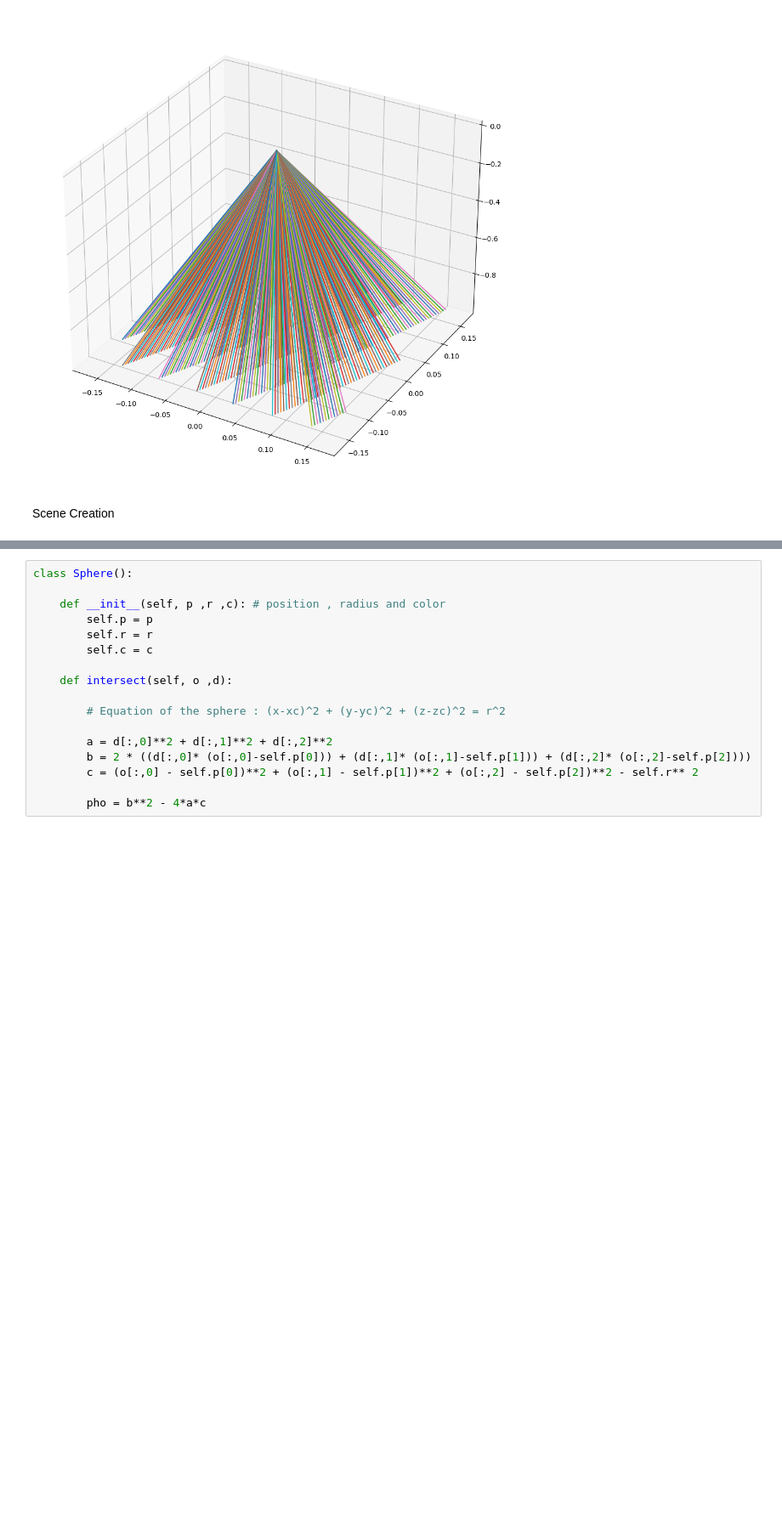
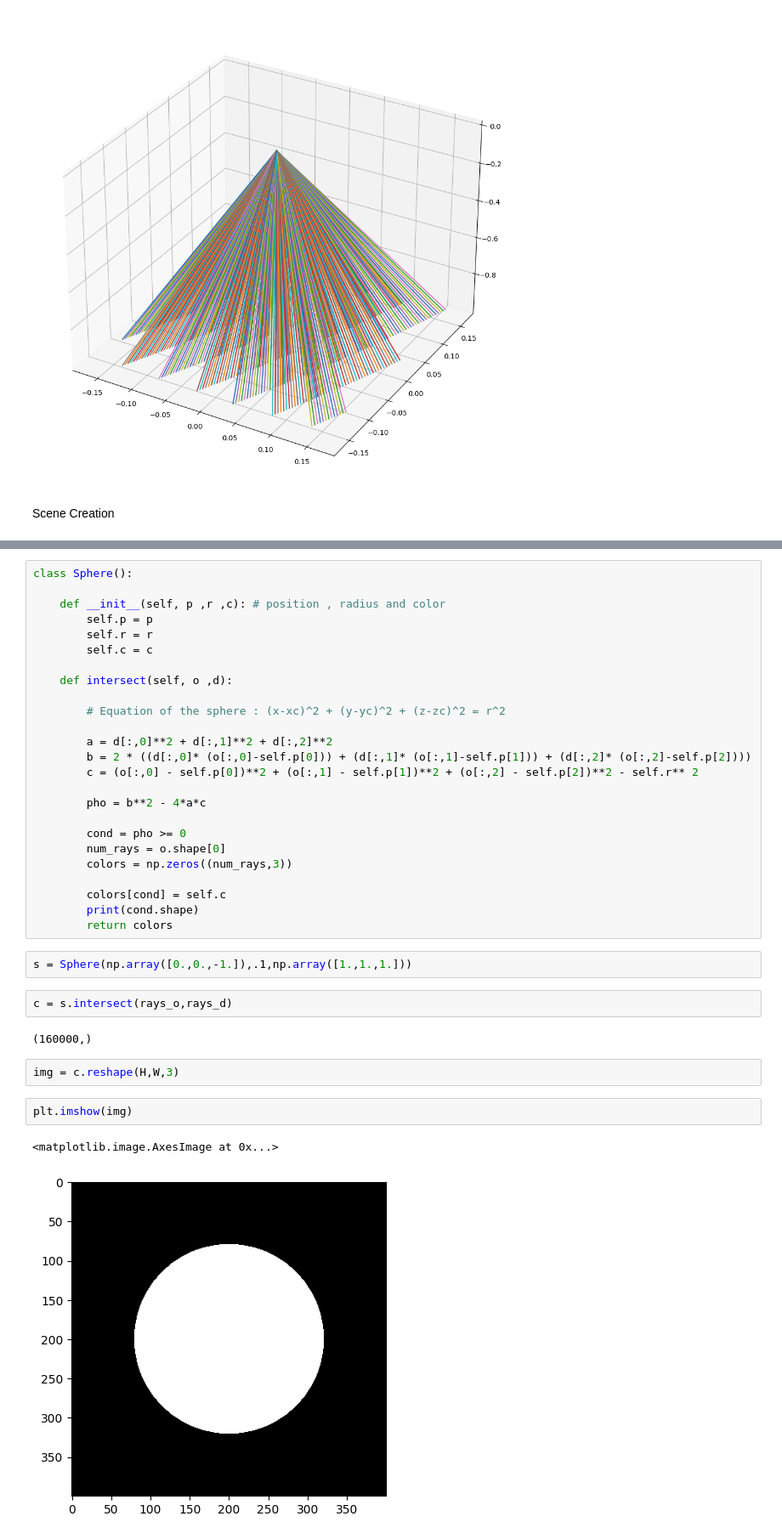
Before and after one commit to aman190202/udemy-nerf, a Jupyter notebook: camera_model.ipynb, the cells around one changed output, grey strips where cells are left out. Shown: that part at 85% size. Cells and saved outputs as stored; diff of their text form; blank space fills up the shorter version.

```diff
--- a/camera_model.ipynb
+++ b/camera_model.ipynb
@@ -113,3 +113,24 @@ class Sphere():
         c = (o[:,0] - self.p[0])**2 + (o[:,1] - self.p[1])**2 + (o[:,2] - self.p[2])**2 - self.r** 2
 
         pho = b**2 - 4*a*c
+
+        cond = pho >= 0
+        num_rays = o.shape[0]
+        colors = np.zeros((num_rays,3))
+
+        colors[cond] = self.c
+        print(cond.shape)
+        return colors
+# %%
+s = Sphere(np.array([0.,0.,-1.]),.1,np.array([1.,1.,1.]))
+# %%
+c = s.intersect(rays_o,rays_d)
+# %% [output]
+(160000,)
+# %%
+img = c.reshape(H,W,3)
+# %%
+plt.imshow(img)
+# %% [output]
+<matplotlib.image.AxesImage at 0x...>
+[figure, added]
```
Also changed, not shown: parts of 3 cells of this notebook.
